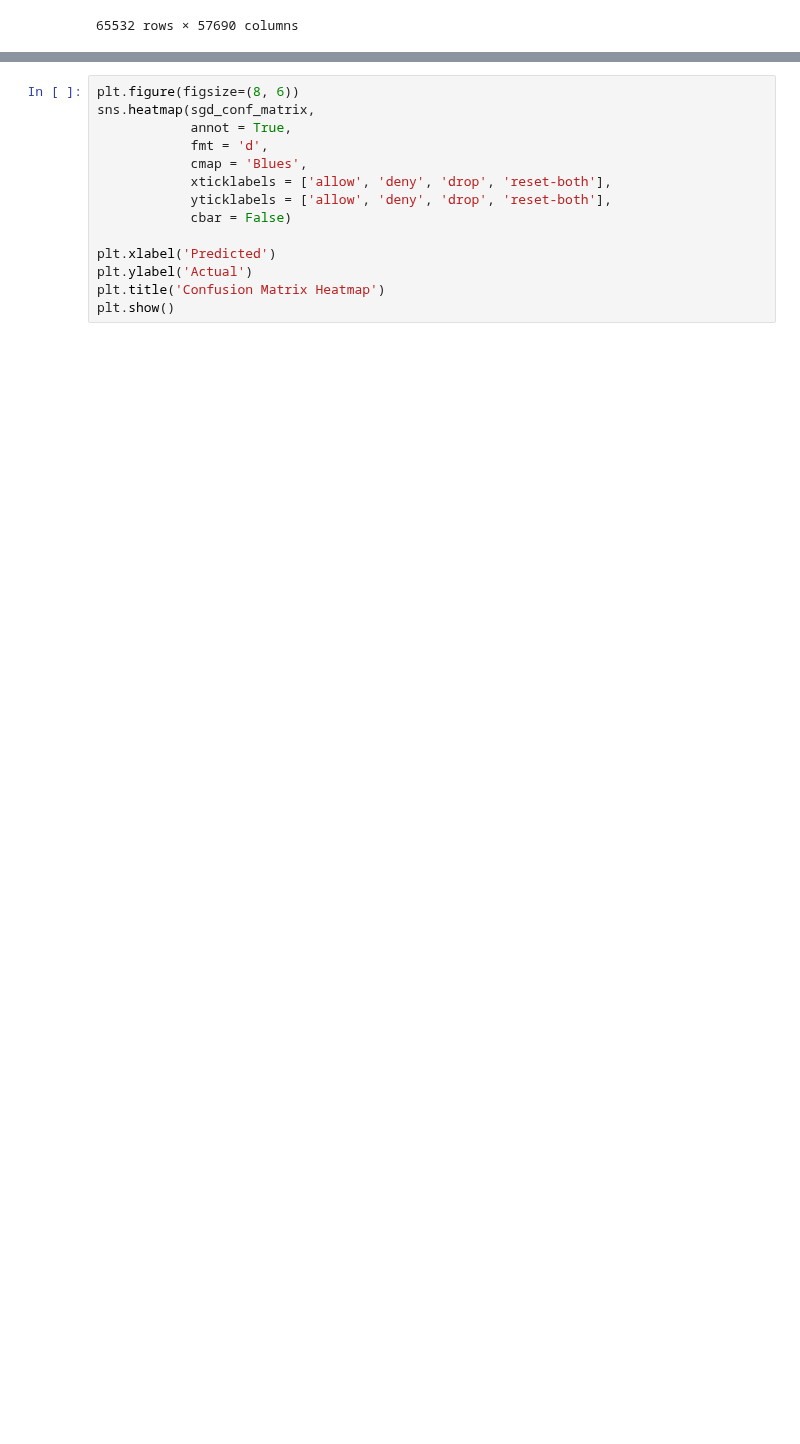
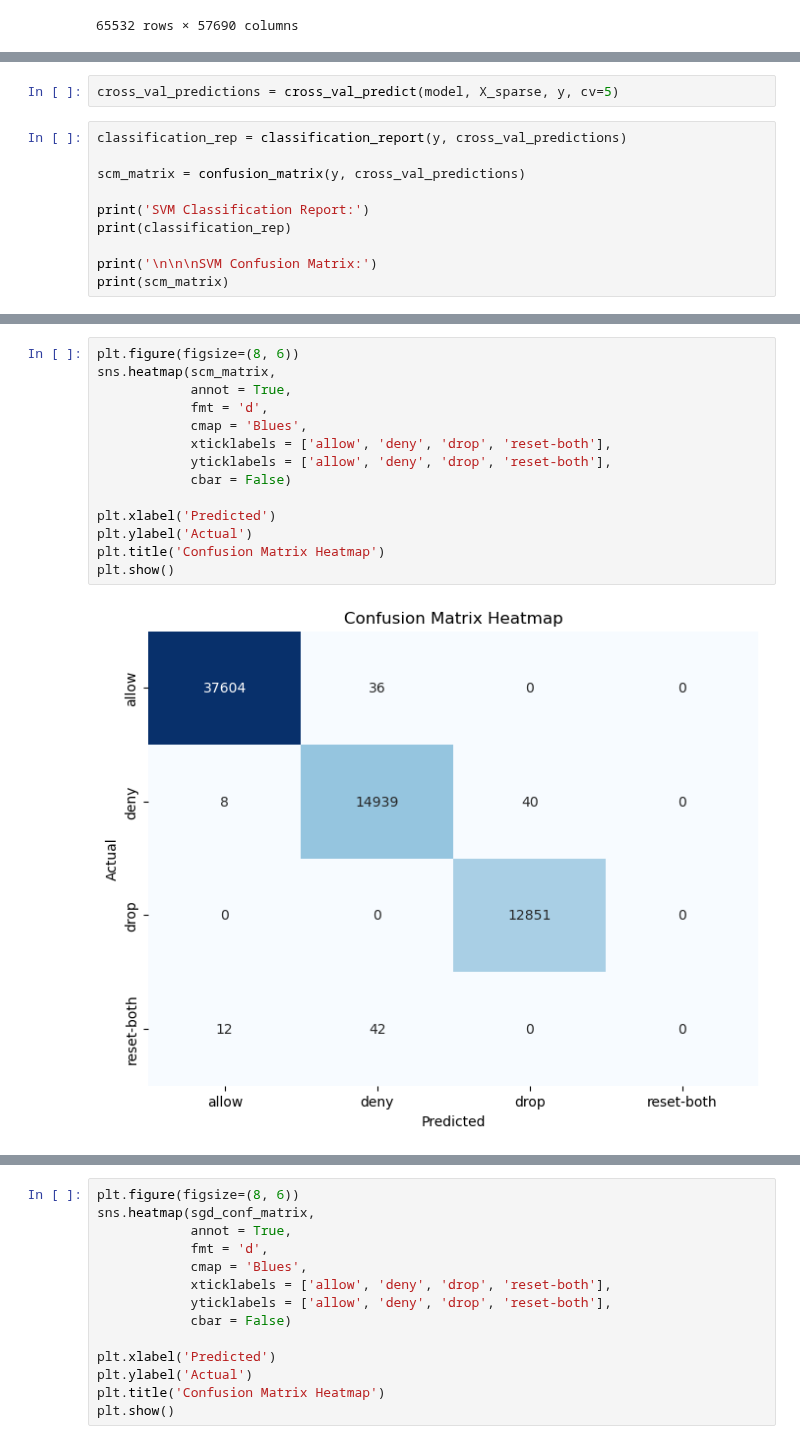
Before and after one commit to taddbackus/qtw, a Jupyter notebook: Case Study 5/CS5.ipynb, the cells around one changed output, grey strips where cells are left out. Drawn from its saved outputs; the diff is of its cells as text; blank space fills up the shorter version.

```diff
--- a/Case Study 5/CS5.ipynb
+++ b/Case Study 5/CS5.ipynb
@@ -155,0 +168,12 @@ plt.show()
+# %%
+cross_val_predictions = cross_val_predict(model, X_sparse, y, cv=5)
+# %%
+classification_rep = classification_report(y, cross_val_predictions)
+
+scm_matrix = confusion_matrix(y, cross_val_predictions)
+
+print('SVM Classification Report:')
+print(classification_rep)
+
+print('\n\n\nSVM Confusion Matrix:')
+print(scm_matrix)
@@ -156 +201,17 @@ plt.show()
+# %%
+plt.figure(figsize=(8, 6))
+sns.heatmap(scm_matrix,
+            annot = True,
+            fmt = 'd',
+            cmap = 'Blues',
+            xticklabels = ['allow', 'deny', 'drop', 'reset-both'],
+            yticklabels = ['allow', 'deny', 'drop', 'reset-both'],
+            cbar = False)
+
+plt.xlabel('Predicted')
+plt.ylabel('Actual')
+plt.title('Confusion Matrix Heatmap')
+plt.show()
+# %% [output]
+[figure, added]
 # %%
```
Also changed, not shown: parts of 20 cells of this notebook.
